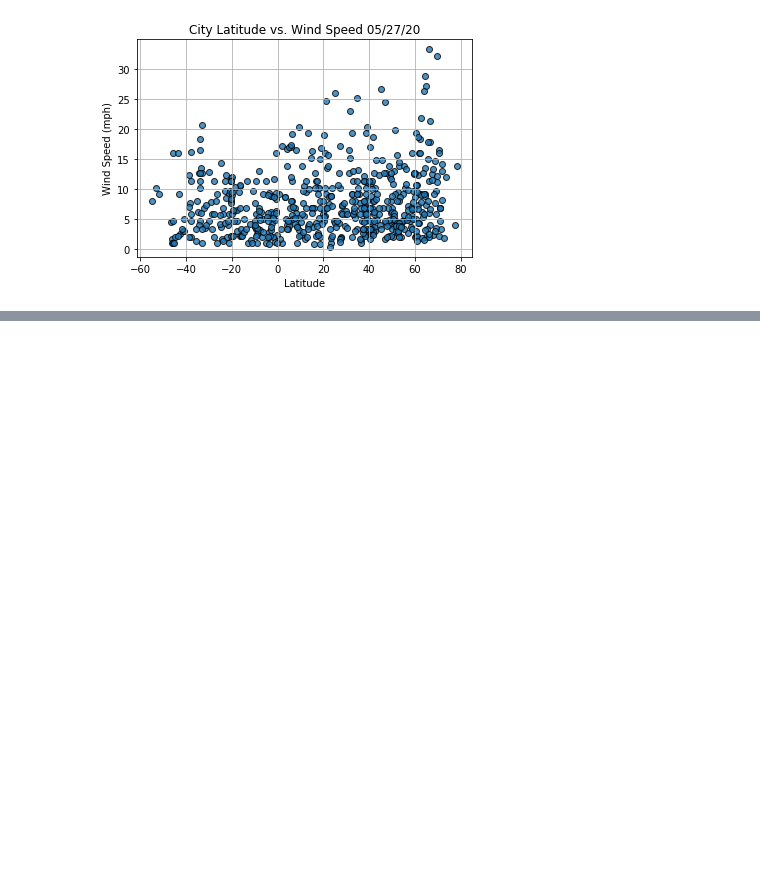
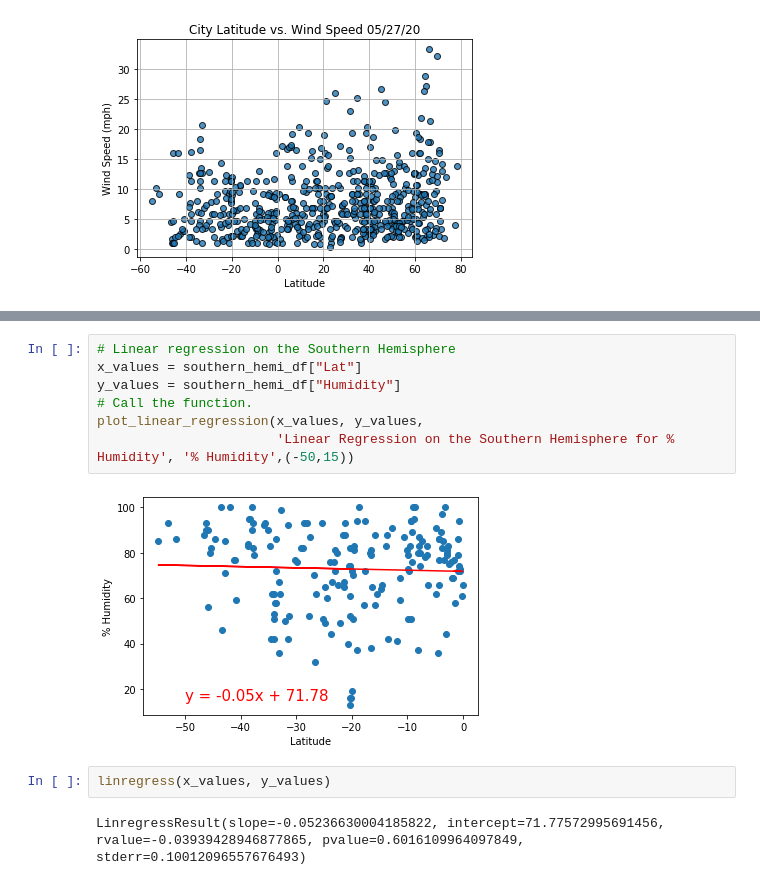
Before and after one commit to femolyn1/World_Weather_Analysis, a Jupyter notebook: WeatherPy.ipynb, the cells around one changed output, grey strips where cells are left out. Saved outputs shown, nothing was run; the diff lists cells and outputs as text; blank space fills up the shorter version.

```diff
--- a/WeatherPy.ipynb
+++ b/WeatherPy.ipynb
@@ -245,0 +342,13 @@ plt.show()
+# %%
+# Linear regression on the Southern Hemisphere
+x_values = southern_hemi_df["Lat"]
+y_values = southern_hemi_df["Humidity"]
+# Call the function.
+plot_linear_regression(x_values, y_values,
+                       'Linear Regression on the Southern Hemisphere for % Humidity', '% Humidity',(-50,15))
+# %% [output]
+[figure, added]
+# %%
+linregress(x_values, y_values)
+# %% [output]
+LinregressResult(slope=-0.05236630004185822, intercept=71.77572995691456, rvalue=-0.03939428946877865, pvalue=0.6016109964097849, stderr=0.10012096557676493)
```
Also changed, not shown: parts of 17 cells of this notebook, 1 other file.
